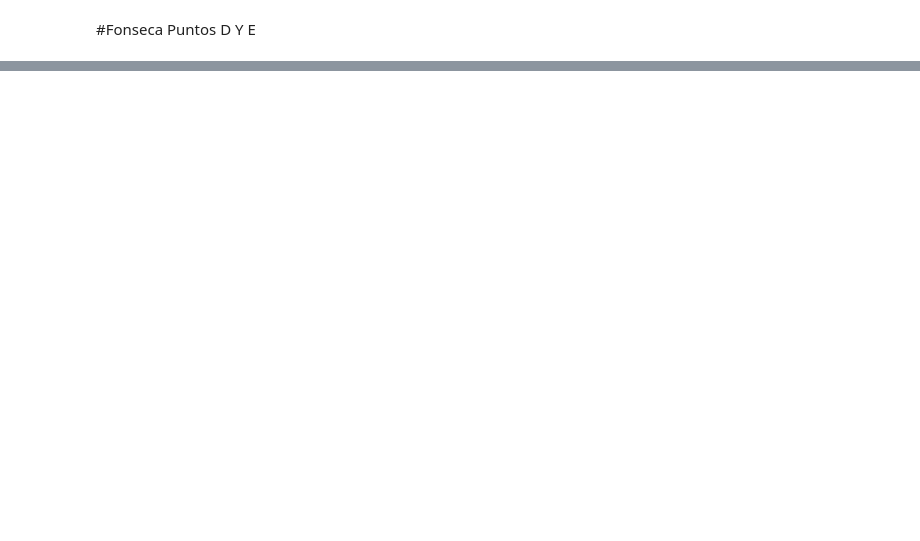
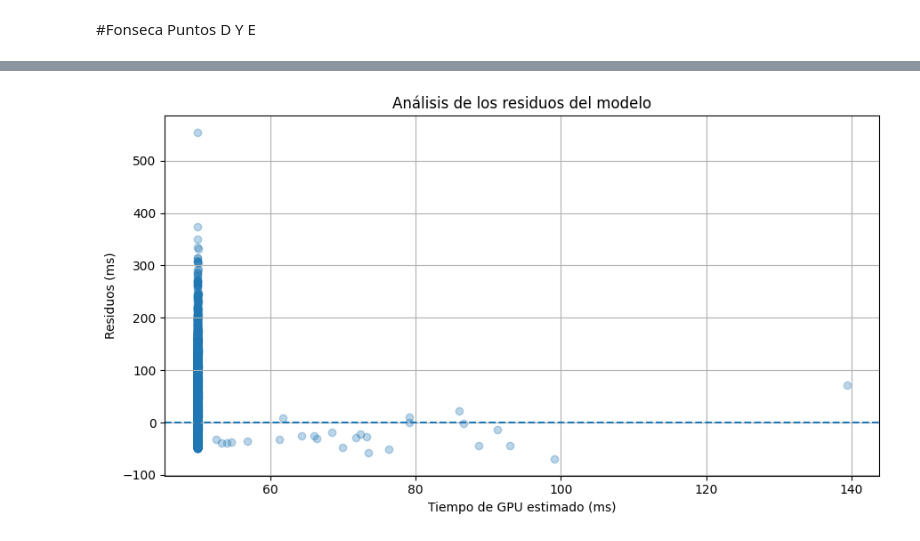
Before and after one commit to Valeria1100/Andes-IA, a Jupyter notebook: EjerciciosD_y_E.ipynb, the cells around one changed output, grey strips where cells are left out. Drawn from its saved outputs; the diff is of its cells as text; code cells hidden in the pictures; blank space fills up the shorter version.

```diff
--- a/EjerciciosD_y_E.ipynb
+++ b/EjerciciosD_y_E.ipynb
@@ -1100,0 +635,22 @@ Correlación obtenida: 0.012119896391593006
+# %%
+# Calculamos los tiempos estimados por el modelo
+y_estimado = X @ beta
+# Calculamos los residuos
+residuos = y - y_estimado
+# Calculamos la suma de los errores al cuadrado
+suma_errores = np.sum(residuos ** 2)
+
+# Calculamos la varianza residual
+n = len(y)
+p = X.shape[1]
+
+varianza_residual = suma_errores / (n - p)
+
+# Calculamos el coeficiente de determinación
+suma_total = np.sum((y - np.mean(y)) ** 2)
+r_cuadrado = 1 - (suma_errores / suma_total)
+
+print("ANÁLISIS DEL MODELO")
+print("Suma de errores al cuadrado:", suma_errores)
+print("Varianza residual:", varianza_residual)
+print("R cuadrado:", r_cuadrado)
@@ -1100,0 +702,15 @@ Correlación obtenida: 0.012119896391593006
+# %%
+plt.figure(figsize=(9, 5))
+# Representamos los residuos frente a los valores estimados
+plt.scatter(y_estimado,residuos,alpha=0.3)
+# Agregamos una línea horizontal en cero
+plt.axhline(y=0,linestyle="--")
+
+plt.title("Análisis de los residuos del modelo")
+plt.xlabel("Tiempo de GPU estimado (ms)")
+plt.ylabel("Residuos (ms)")
+plt.grid()
+plt.tight_layout()
+plt.show()
+# %% [output]
+[figure, added]
```
Also changed, not shown: parts of 104 cells of this notebook.
